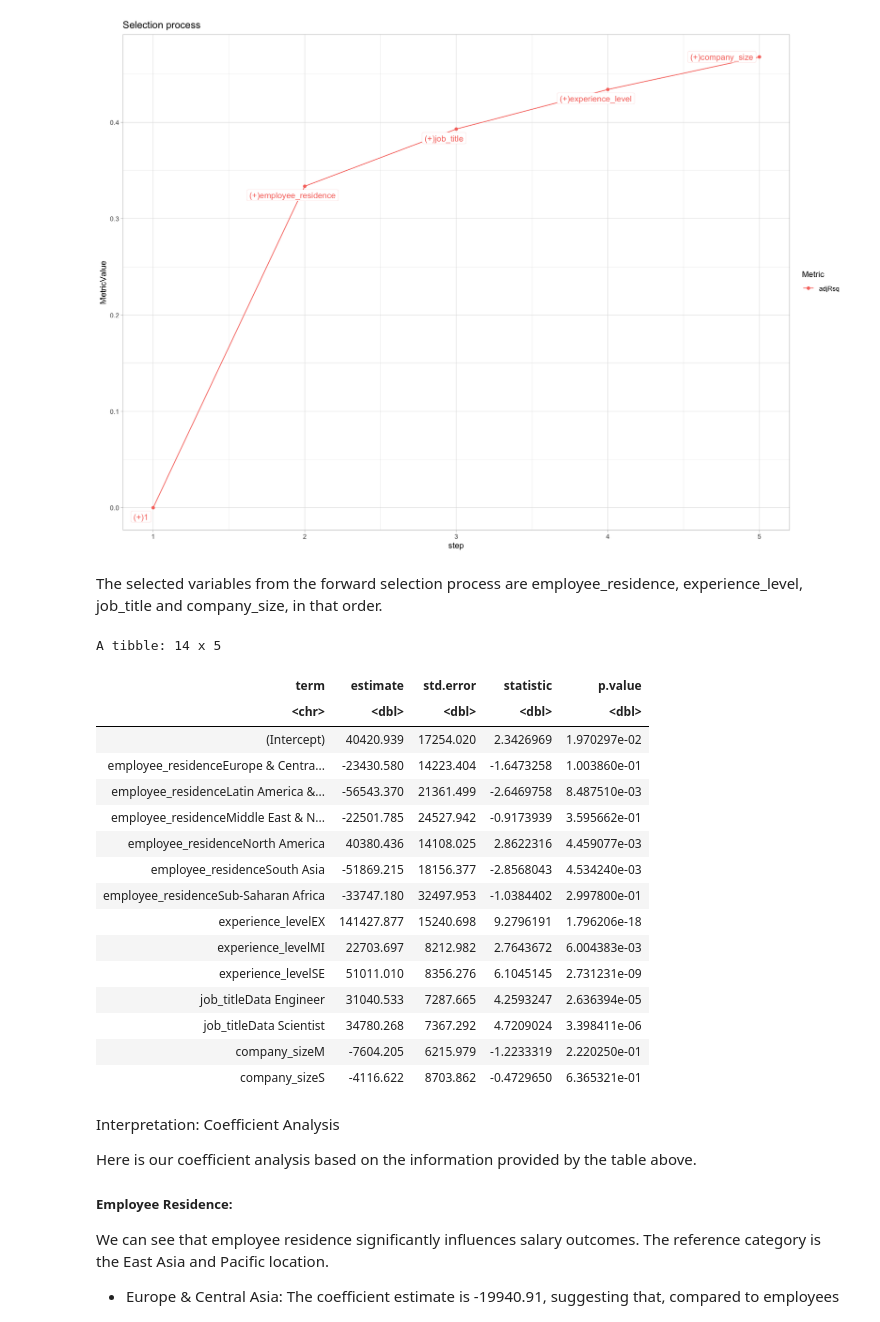
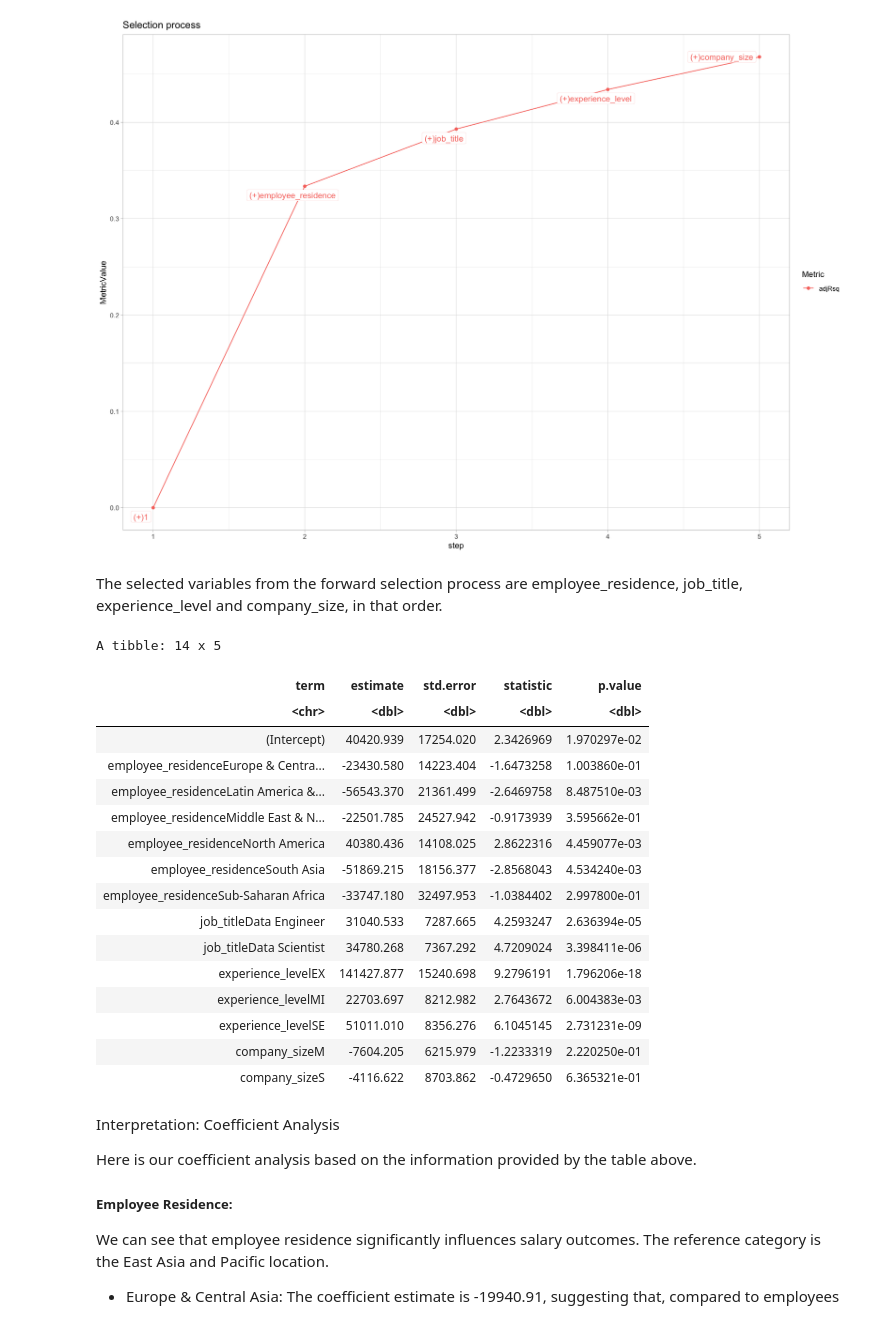
Before and after one commit to 1zhoueri/stat-301-project, a Jupyter notebook: Group_Project.ipynb, the cells around one changed output. Cells and saved outputs as stored; diff of their text form; code cells hidden in the pictures.

Commit message:
fix chosen variable order

```diff
--- a/Group_Project.ipynb
+++ b/Group_Project.ipynb
@@ -703,34 +703,34 @@ $forward$summary
 [figure]
 [figure]
 # %% [markdown]
-The selected variables from the forward selection process are employee_residence, experience_level, job_title and company_size, in that order.
+The selected variables from the forward selection process are employee_residence, job_title, experience_level and company_size, in that order.
 # %%
 # Main developer: Anna
 # Contributor: Stevan (changed selected variables)
 # Fit an additive multiple linear regression model
 mlr_model <- lm(
-    salary_in_usd ~ employee_residence + experience_level + job_title + company_size,
+    salary_in_usd ~ employee_residence + job_title + experience_level + company_size,
     data = ds_salaries_train
 )
 
 # Display the summary of the model to see coefficients and statistics
 tidy(mlr_model)
 # %% [output]
 A tibble: 14 x 5
 | term | estimate | std.error | statistic | p.value |
 | <chr> | <dbl> | <dbl> | <dbl> | <dbl> |
 | (Intercept) | 40420.939 | 17254.020 | 2.3426969 | 1.970297e-02 |
 | employee_residenceEurope & Centra... | -23430.580 | 14223.404 | -1.6473258 | 1.003860e-01 |
 | employee_residenceLatin America &... | -56543.370 | 21361.499 | -2.6469758 | 8.487510e-03 |
 | employee_residenceMiddle East & N... | -22501.785 | 24527.942 | -0.9173939 | 3.595662e-01 |
 | employee_residenceNorth America | 40380.436 | 14108.025 | 2.8622316 | 4.459077e-03 |
 | employee_residenceSouth Asia | -51869.215 | 18156.377 | -2.8568043 | 4.534240e-03 |
 | employee_residenceSub-Saharan Africa | -33747.180 | 32497.953 | -1.0384402 | 2.997800e-01 |
+| job_titleData Engineer | 31040.533 | 7287.665 | 4.2593247 | 2.636394e-05 |
+| job_titleData Scientist | 34780.268 | 7367.292 | 4.7209024 | 3.398411e-06 |
 | experience_levelEX | 141427.877 | 15240.698 | 9.2796191 | 1.796206e-18 |
 | experience_levelMI | 22703.697 | 8212.982 | 2.7643672 | 6.004383e-03 |
 | experience_levelSE | 51011.010 | 8356.276 | 6.1045145 | 2.731231e-09 |
-| job_titleData Engineer | 31040.533 | 7287.665 | 4.2593247 | 2.636394e-05 |
-| job_titleData Scientist | 34780.268 | 7367.292 | 4.7209024 | 3.398411e-06 |
 | company_sizeM | -7604.205 | 6215.979 | -1.2233319 | 2.220250e-01 |
 | company_sizeS | -4116.622 | 8703.862 | -0.4729650 | 6.365321e-01 |
 # %% [markdown]
```
Also changed, not shown: parts of 2 cells of this notebook.
